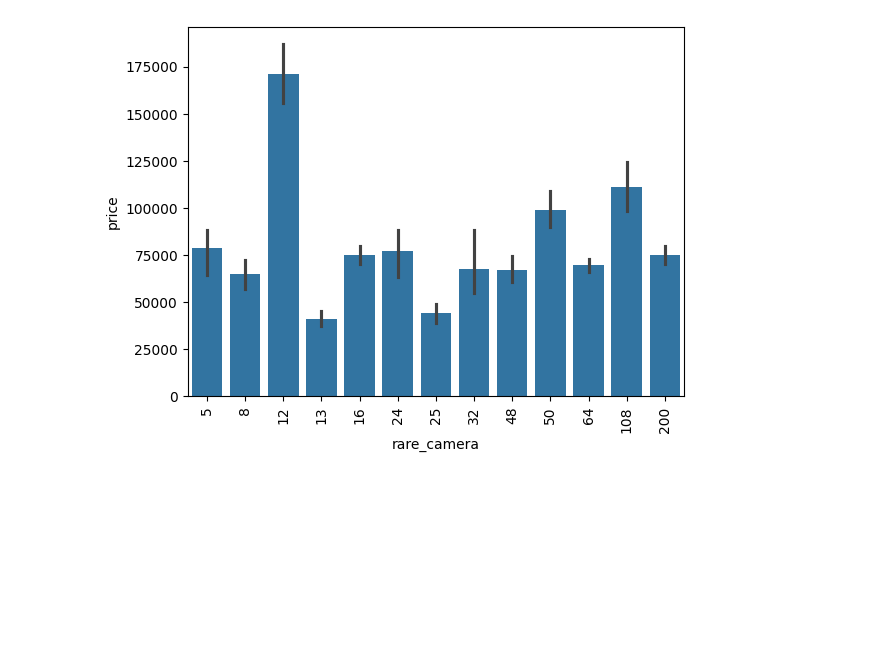
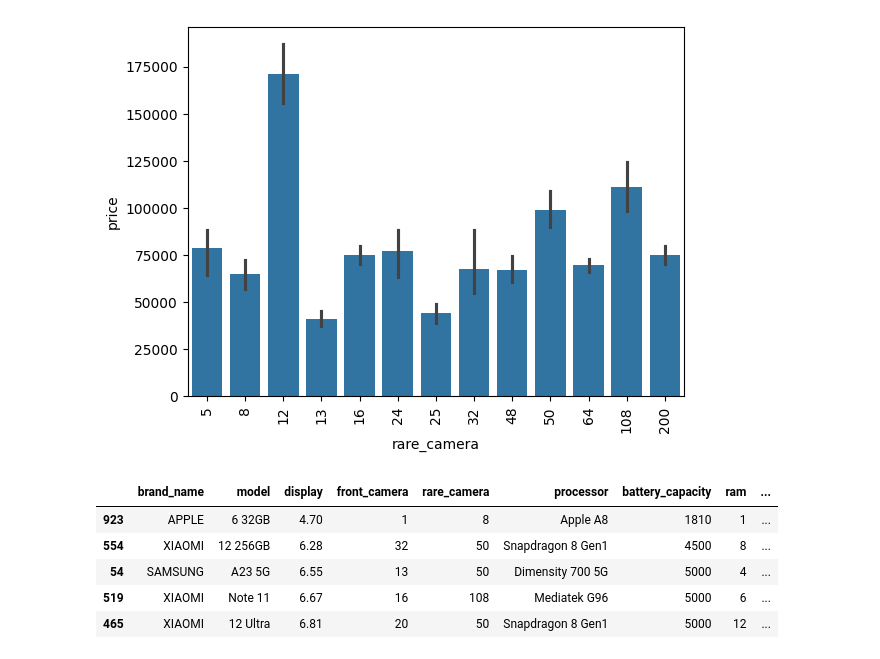
Before and after one commit to ChitwanRana/Predictive-Price-Estimator, a Jupyter notebook: SMARTPHONE/SmartPhone_Price_Prediction.ipynb, the cells around one changed output. Cells and saved outputs as stored; diff of their text form; code cells hidden in the pictures; blank space fills up the shorter version.

Commit message:
train model and enhance accuracy

```diff
--- a/SMARTPHONE/SmartPhone_Price_Prediction.ipynb
+++ b/SMARTPHONE/SmartPhone_Price_Prediction.ipynb
@@ -466,3 +466,20 @@ plt.xticks(rotation='vertical')
 plt.show()
 # %% [output]
 [figure]
+# %%
+smartphone.reset_index(drop=True,inplace=True)
+# %%
+X=smartphone.drop('price',axis=1)
+Y=smartphone['price']
+# %%
+from sklearn.model_selection import train_test_split
+X_train,X_test,Y_train,Y_test=train_test_split(X,Y,test_size=0.1,random_state=42)
+# %%
+X_train.head()
+# %% [output]
+|  | brand_name | model | display | front_camera | rare_camera | processor | battery_capacity | ram | ... |
+| 923 | APPLE | 6 32GB | 4.70 | 1 | 8 | Apple A8 | 1810 | 1 | ... |
+| 554 | XIAOMI | 12 256GB | 6.28 | 32 | 50 | Snapdragon 8 Gen1 | 4500 | 8 | ... |
+| 54 | SAMSUNG | A23 5G | 6.55 | 13 | 50 | Dimensity 700 5G | 5000 | 4 | ... |
+| 519 | XIAOMI | Note 11 | 6.67 | 16 | 108 | Mediatek G96 | 5000 | 6 | ... |
+| 465 | XIAOMI | 12 Ultra | 6.81 | 20 | 50 | Snapdragon 8 Gen1 | 5000 | 12 | ... |
```
Also changed, not shown: parts of 13 cells of this notebook.
